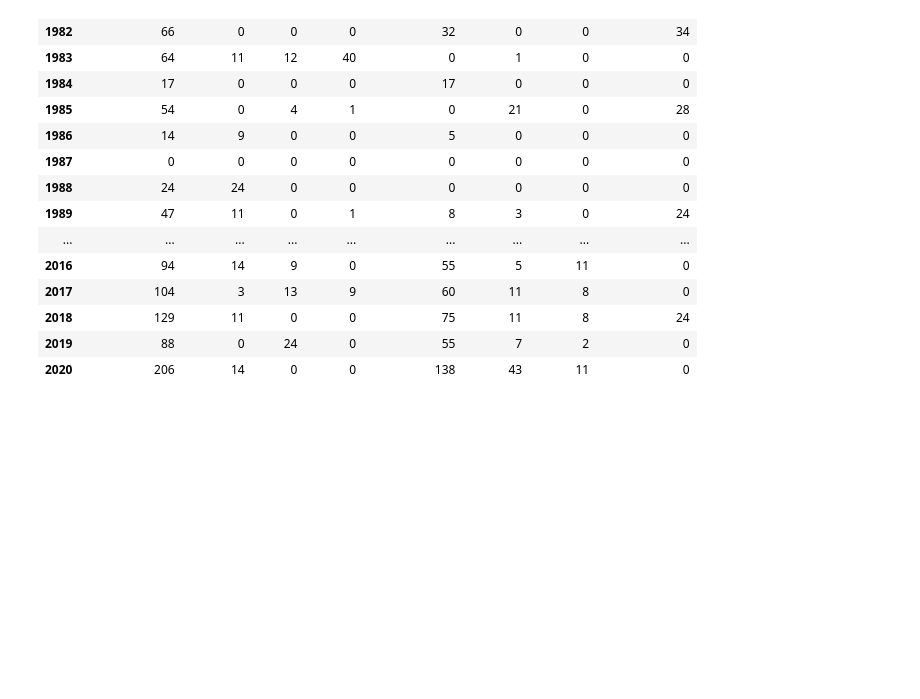
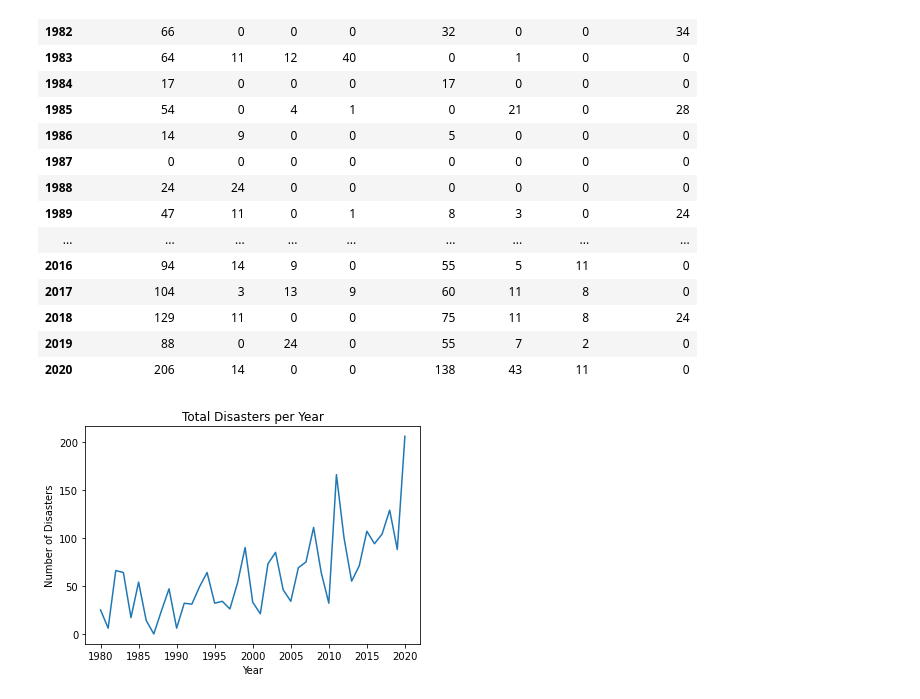
Before and after one commit to erinmann12/climate-project, a Jupyter notebook: ErinNotebook.ipynb, the cells around one changed output. Drawn from its saved outputs; the diff is of its cells as text; code cells hidden in the pictures; blank space fills up the shorter version.

Commit message:
Created scatterplot of total disaster data

```diff
--- a/ErinNotebook.ipynb
+++ b/ErinNotebook.ipynb
@@ -72,3 +72,17 @@ yearly_disaster_df
 | 2018 | 129 | 11 | 0 | 0 | 75 | 11 | 8 | 24 |
 | 2019 | 88 | 0 | 24 | 0 | 55 | 7 | 2 | 0 |
 | 2020 | 206 | 14 | 0 | 0 | 138 | 43 | 11 | 0 |
+# %%
+#create line plot x-axis year, y-axis number of disasters
+x_axis_data = disaster_data_df["Year"].unique()
+disaster_data = yearly_disaster_df["Total Disasters"]
+plt.plot(x_axis_data, disaster_data)
+
+#give graph axis titles
+plt.title("Total Disasters per Year")
+plt.xlabel("Year")
+plt.ylabel("Number of Disasters")
+
+plt.show()
+# %% [output]
+[figure, added]
```
